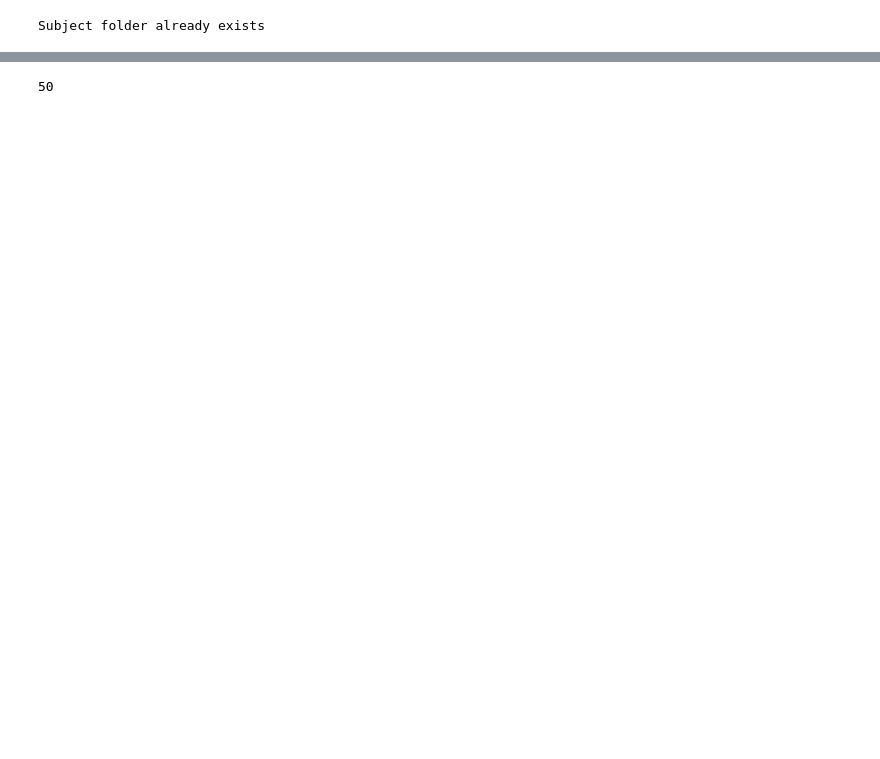
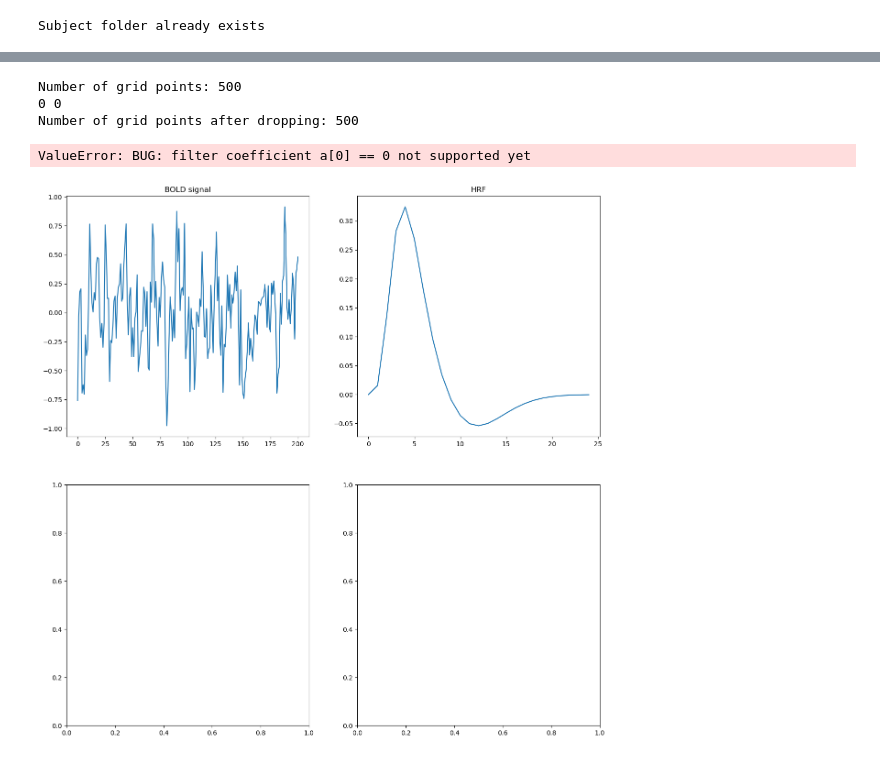
Before and after one commit to clayspacelab/popeye_model_fit, a Jupyter notebook: run_modelfit.ipynb, the cells around one changed output, grey strips where cells are left out. Drawn from its saved outputs; the diff is of its cells as text; code cells hidden in the pictures; blank space fills up the shorter version.

```diff
--- a/run_modelfit.ipynb
+++ b/run_modelfit.ipynb
@@ -57,7 +60,7 @@ params['nTRs'] = func_data.shape[-1]
 
 # model to fit to
 scan_data = func_data.get_fdata()
-scan_data = remove_trend(scan_data, method='all')
+# scan_data = remove_trend(scan_data, method='all')
 # scan_data = remove_trend(scan_data, method='demean')
 
 # Ground truth model-fit from mrVista
@@ -105,13 +108,13 @@ visual_rois = visual_rois > 0
 visual_rois = lh_v1 + rh_v1 #+ lh_v2d + rh_v2d #+ lh_v3d + rh_v3d
 visual_rois = visual_rois > 0
 
-trueFit_data = nib.load(os.path.join(p['pRF_data'], params['subjID'], 'mrVistaFit/RF_ss5-fFit.nii.gz')).get_fdata()
-r2_data = trueFit_data[:, :, :, 1]
-r2visual_data = r2_data[visual_rois]
-r2sorted = np.sort(r2visual_data.flatten())[::-1]
-nvoxs = 50
-r2thresh = r2sorted[nvoxs]
-print(r2thresh)
-good_rois = r2_data > r2thresh
-visual_rois = visual_rois * good_rois
+# trueFit_data = nib.load(os.path.join(p['pRF_data'], params['subjID'], 'mrVistaFit/RF_ss5-fFit.nii.gz')).get_fdata()
+# r2_data = trueFit_data[:, :, :, 1]
+# r2visual_data = r2_data[visual_rois]
+# r2sorted = np.sort(r2visual_data.flatten())[::-1]
+# nvoxs = 20
+# r2thresh = r2sorted[nvoxs]
+# print(r2thresh)
+# good_rois = r2_data > r2thresh
+# visual_rois = visual_rois * good_rois
 # visual_rois = r2visual_data < r2thresh
@@ -119,0 +193,45 @@ visual_rois = visual_rois * good_rois
+# %%
+x_grid = [-13.71066226, -12.91966252, -12.12866277, -11.33766302, -10.54666328]
+y_grid = [-2.6846052,  -1.89360545, -1.10260571, -0.31160596,  0.47939379]
+s_grid = [1.30642643, 1.5679191,  1.82941176, 2.09090443, 2.3523971 ]
+n_grid = [0.25, 0.5, 0.75, 1]
+gridspace_orig = list(product(x_grid, y_grid, s_grid, n_grid))
+
+for ii in range(len(gridspace_orig)):
+    if np.sqrt(gridspace_orig[ii][0]**2 + gridspace_orig[ii][1]**2) >= 2*stimulus.deg_x0.max():
+        print(gridspace_orig[ii])
+    if np.sqrt(gridspace_orig[ii][0]**2 + gridspace_orig[ii][1]**2) >= stimulus.deg_x0.max() + 2*gridspace_orig[ii][2]:
+        print(gridspace_orig[ii])
+
+# df = pd.DataFrame(gridspace_orig, columns=['x', 'y', 'sigma', 'n'])
+# sns.pairplot(df, diag_kind='kde', kind='scatter', markers='o')
+# plt.show()
+# print(f'Number of grid points: {len(gridspace_orig)}')
+
+# from fit_utils import *
+grid_space = constraint_grids(gridspace_orig, stimulus)
+# print(f'Number of grid points after constraint: {len(grid_space)}')
+# %% [output]
+Number of grid points: 500
+0 0
+Number of grid points after dropping: 500
+# %%
+from scipy.signal import deconvolve
+scan_vis = scan_data[visual_rois]
+scan_vis = remove_trend(scan_vis, method='all')
+hrf = utils.double_gamma_hrf(0, 1.3)
+f, axs = plt.subplots(2, 2, figsize=(15, 15))
+axs[0, 0].plot(scan_vis[100, :])
+axs[0, 0].set_title('BOLD signal')
+axs[0, 1].plot(hrf)
+axs[0, 1].set_title('HRF')
+response, remainder = deconvolve(scan_vis[0, :], hrf)
+axs[1, 0].plot(response)
+axs[1, 0].set_title('Response')
+axs[1, 1].plot(remainder)
+axs[1, 1].set_title('Remainder')
+plt.show()
+# scan_vis.shape
+# %% [output]
+ValueError: BUG: filter coefficient a[0] == 0 not supported yet
+[figure, added]
@@ -120,7 +263,5 @@ visual_rois = visual_rois * good_rois
 # %%
 np.sum(visual_rois)
-# %% [output]
-50
 # %%
 tmp_data = trueFit_data.copy()
 tmp_data[~visual_rois] = np.nan
```
Also changed, not shown: parts of 11 cells of this notebook, 5 other files.
